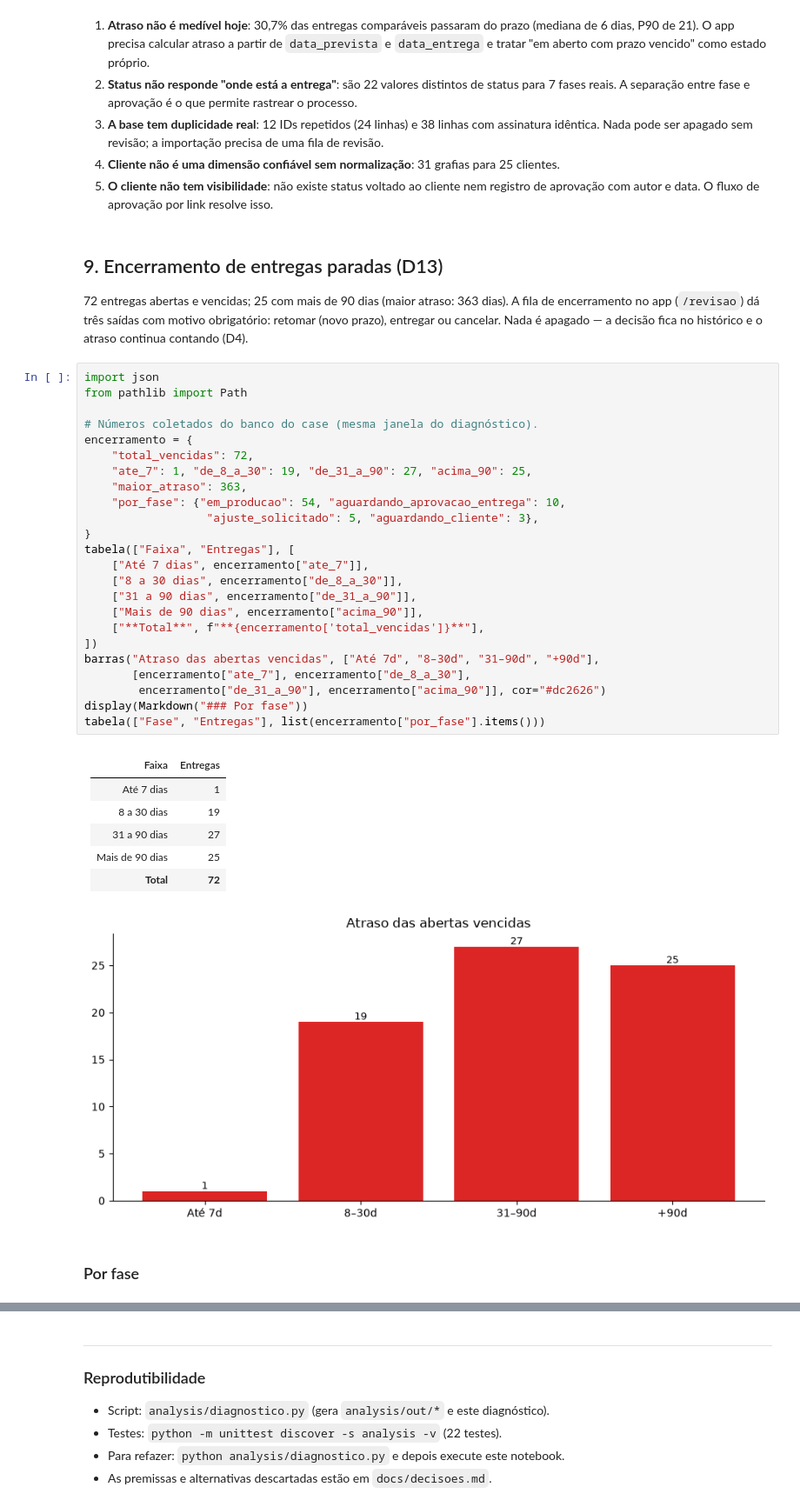
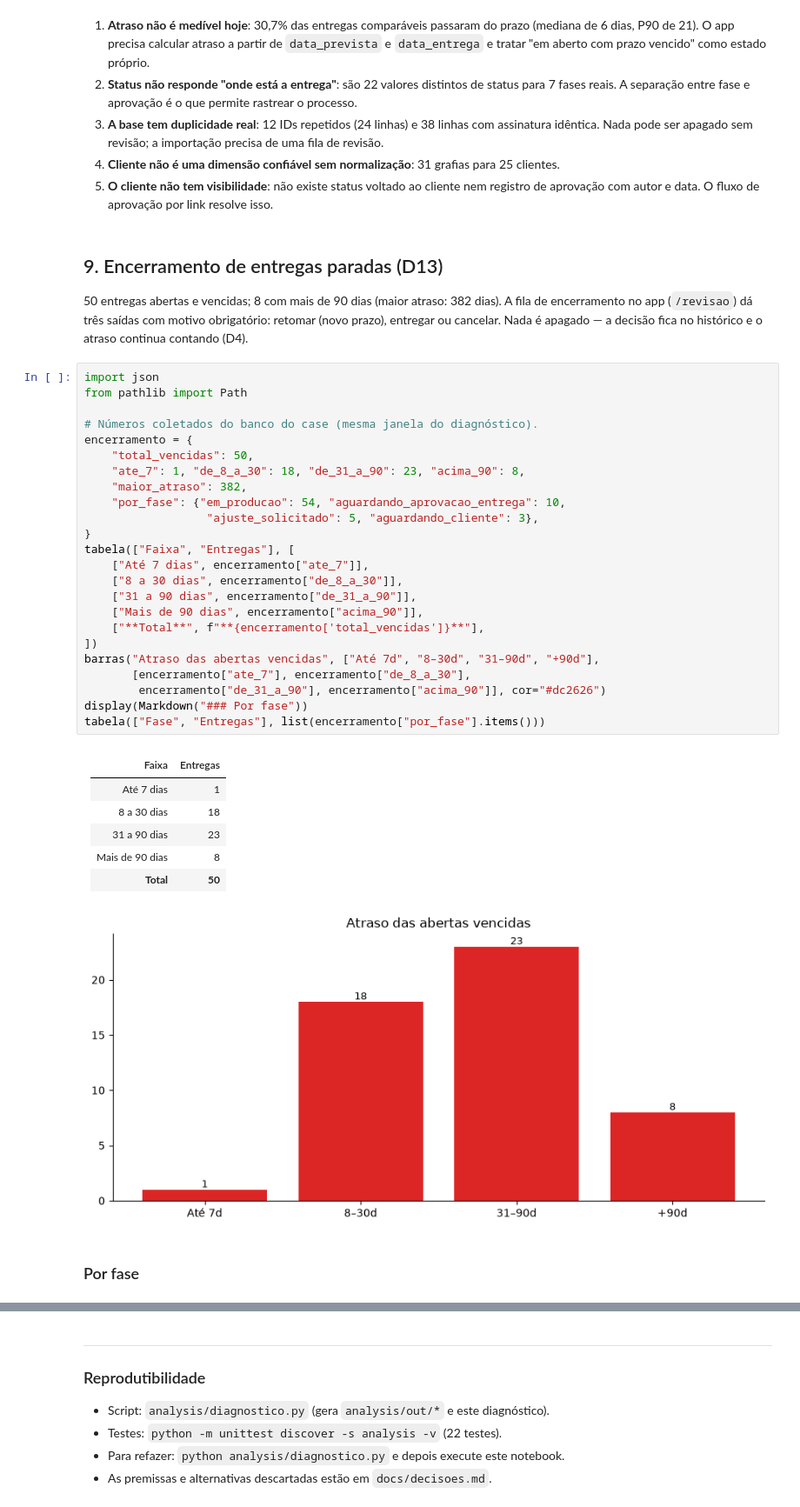
Before and after one commit to fsemeneze/Case_tecnico_Conversion, a Jupyter notebook: docs/diagnostico.ipynb, the cells around one changed output, grey strips where cells are left out. Shown at 87% size. Drawn from its saved outputs; the diff is of its cells as text.

```diff
--- a/docs/diagnostico.ipynb
+++ b/docs/diagnostico.ipynb
@@ -499,43 +499,43 @@ display(Markdown(f"""
 # %% [markdown]
 ## 9. Encerramento de entregas paradas (D13)
 
-72 entregas abertas e vencidas; 25 com mais de 90 dias (maior atraso: 363 dias).
+50 entregas abertas e vencidas; 8 com mais de 90 dias (maior atraso: 382 dias).
 A fila de encerramento no app (`/revisao`) dá três saídas com motivo obrigatório:
 retomar (novo prazo), entregar ou cancelar. Nada é apagado — a decisão fica no
 histórico e o atraso continua contando (D4).
 # %%
 import json
 from pathlib import Path
 
 # Números coletados do banco do case (mesma janela do diagnóstico).
 encerramento = {
-    "total_vencidas": 72,
-    "ate_7": 1, "de_8_a_30": 19, "de_31_a_90": 27, "acima_90": 25,
-    "maior_atraso": 363,
+    "total_vencidas": 50,
+    "ate_7": 1, "de_8_a_30": 18, "de_31_a_90": 23, "acima_90": 8,
+    "maior_atraso": 382,
     "por_fase": {"em_producao": 54, "aguardando_aprovacao_entrega": 10,
                   "ajuste_solicitado": 5, "aguardando_cliente": 3},
 }
 tabela(["Faixa", "Entregas"], [
     ["Até 7 dias", encerramento["ate_7"]],
     ["8 a 30 dias", encerramento["de_8_a_30"]],
     ["31 a 90 dias", encerramento["de_31_a_90"]],
     ["Mais de 90 dias", encerramento["acima_90"]],
     ["**Total**", f"**{encerramento['total_vencidas']}**"],
 ])
 barras("Atraso das abertas vencidas", ["Até 7d", "8–30d", "31–90d", "+90d"],
        [encerramento["ate_7"], encerramento["de_8_a_30"],
         encerramento["de_31_a_90"], encerramento["acima_90"]], cor="#dc2626")
 display(Markdown("### Por fase"))
 tabela(["Fase", "Entregas"], list(encerramento["por_fase"].items()))
 # %% [output]
 | Faixa | Entregas |
 | --- | --- |
 | Até 7 dias | 1 |
-| 8 a 30 dias | 19 |
-| 31 a 90 dias | 27 |
-| Mais de 90 dias | 25 |
-| **Total** | **72** |
+| 8 a 30 dias | 18 |
+| 31 a 90 dias | 23 |
+| Mais de 90 dias | 8 |
+| **Total** | **50** |
-[figure, old version]
+[figure, new version]
 ### Por fase
 | Fase | Entregas |
 | --- | --- |
```
Also changed, not shown: parts of 2 cells of this notebook.
